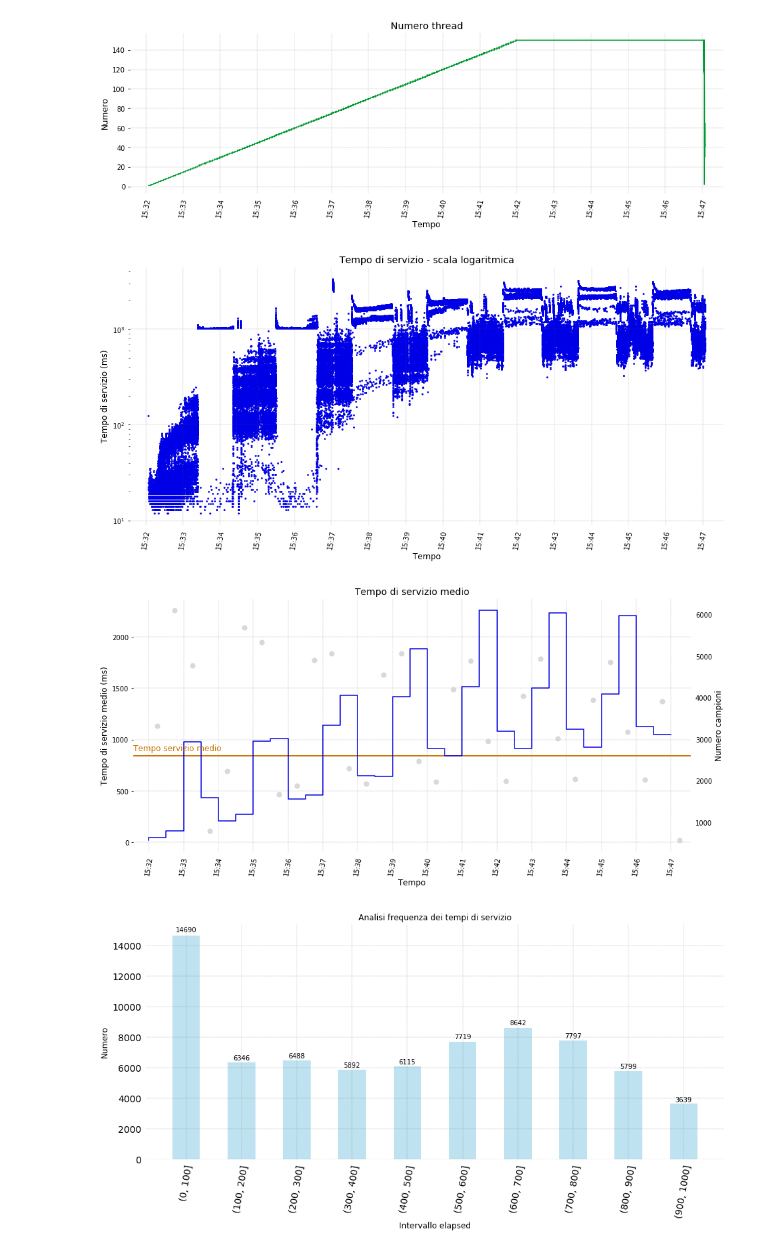
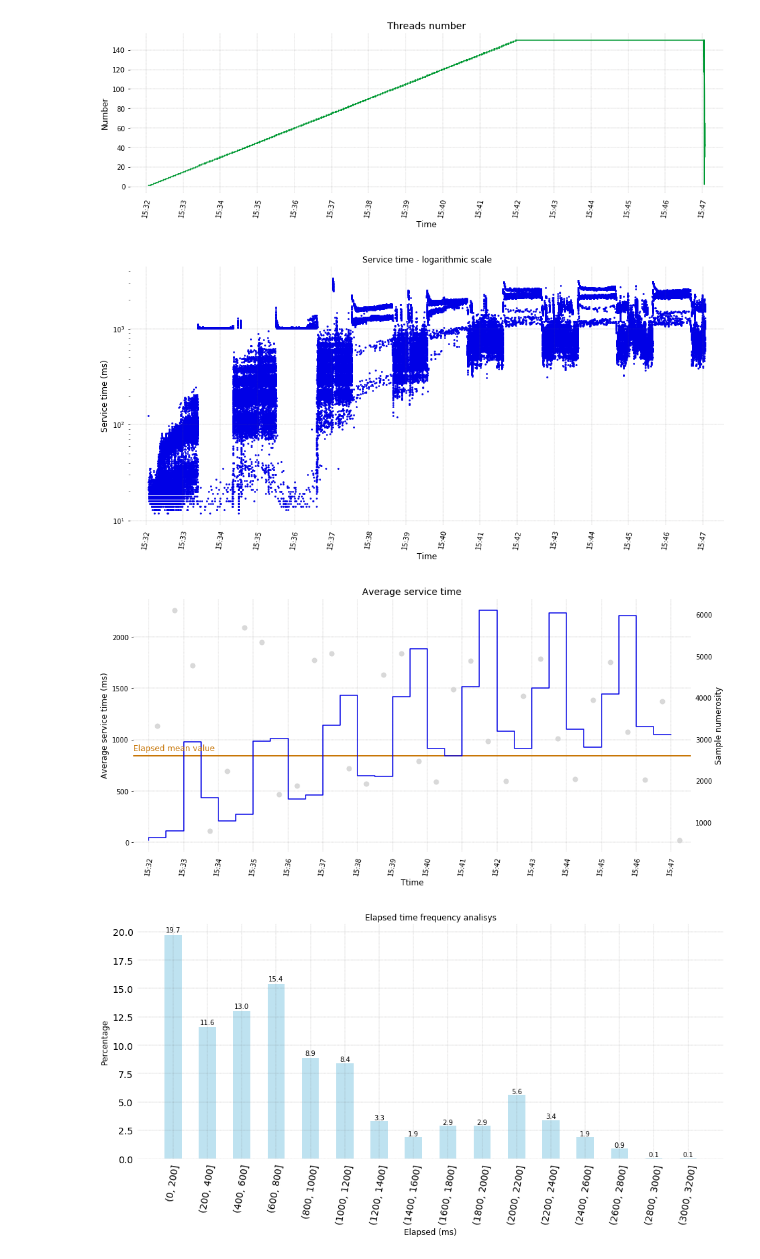
Before and after one commit to p-giovanni/JMeter_report, a Jupyter notebook: notebook/JMeter_Report.ipynb, the cells around one changed output. Cells and saved outputs as stored; diff of their text form; code cells hidden in the pictures.

Commit message:
Percentage chart.

```diff
--- a/notebook/JMeter_Report.ipynb
+++ b/notebook/JMeter_Report.ipynb
@@ -91,8 +91,10 @@ it = {
 
     ,"elapsed-frequency title":   ("Analisi frequenza dei tempi di servizio", 12)
     ,"elapsed-frequency label":   ("Frequenza", 12)
-    ,"elapsed-frequency y":       ("Numero", 12)
-    ,"elapsed-frequency x":       ("Intervallo elapsed", 12)
+    ,"elapsed-frequency y %":     ("Percentuale", 12)
+    ,"elapsed-frequency y #":     ("Numero", 12)
+    ,"elapsed-frequency y":       ("", 12)
+    ,"elapsed-frequency x":       ("Intervallo tempo di servizio (ms)", 12)
 }
 en = {
      "thread title": ("Threads number", 14)
@@ -113,9 +115,12 @@ en = {
 
     ,"elapsed-frequency title":   ("Elapsed time frequency analisys", 12)
     ,"elapsed-frequency label":   ("Frequency", 12)
-
+    ,"elapsed-frequency y %":     ("Percentage", 12)
+    ,"elapsed-frequency y #":     ("Number of samples", 12)
+    ,"elapsed-frequency y":       ("", 12)
+    ,"elapsed-frequency x":       ("Elapsed (ms)", 12)
 }
-labels = it
+labels = en
 # %%
 images_path = os.path.join("..","images")
 
@@ -320,7 +325,7 @@ elapsed_chart(ax[0]
 
 plt.savefig(os.path.join(images_path,"{prefix}elapsed_chart.png".format(prefix=image_file_prefix)))
 # %% [output]
-[figure, old version]
+[figure, new version]
 # %%
 #
 #
@@ -395,7 +400,7 @@ elapsed_binned_chart(ax[0]
 
 plt.savefig(os.path.join(images_path,"{prefix}elapsed_binned_chart.png".format(prefix=image_file_prefix)))
 # %% [output]
-[figure, old version]
+[figure, new version]
 # %%
 def elapsed_frequency_chart(ax, x, y, colors=["#BEE2F0", "#d5d5d5", "#c87607"]):
     """
@@ -424,25 +429,43 @@ def elapsed_frequency_chart(ax, x, y, colors=["#BEE2F0", "#d5d5d5", "#c87607"]):
         rv = True
     return rv
 # %%
-delta = global_statistics["max elapsed"] - global_statistics["min elapsed"]
-bin_size = delta / 15
+from enum import Enum
+class TypeOfChart(Enum):
+    PERCENTAGE = 1
+    FREQUENCIES = 2
 
-bins = np.arange(global_statistics["min elapsed"], global_statistics["max elapsed"], bin_size).tolist()
-cut_bins = [0, 100, 200, 300, 400, 500, 600, 700, 800, 900, 1000]
+# Set here what you want to show on the y axis.
+type_of_chart = TypeOfChart.PERCENTAGE
 
-df['elapsed binned'] = pd.cut(df['elapsed'], bins=cut_bins)
+# Set the data set to be visualized.
+bin_step = 200
+cut_bins = list(range(0, global_statistics["max elapsed"], bin_step))
+bin_size = len(cut_bins)
 
+df['elapsed binned'] = pd.cut(df['elapsed'], bins=cut_bins, right=True)
 frequencies = df['elapsed binned'].value_counts(sort=False)
 
+# Quality check.
+#assert df.shape[0] == df['elapsed binned'].value_counts().sum(), "The aggregate form must have the same total number of the total num of sample."
+
+y = None
+if type_of_chart == TypeOfChart.FREQUENCIES:
+    y = frequencies
+    labels["elapsed-frequency y"]=labels["elapsed-frequency y #"]
+else:
+    y = frequencies.apply(lambda row: round((row / df.shape[0]) * 100, 1))
+    labels["elapsed-frequency y"]=labels["elapsed-frequency y %"]
+
+# Create the chart.
 fig = plt.figure(figsize=(50, 12))
 gs = fig.add_gridspec(2, 4)
 fig.set_tight_layout(True)
 
 ax = []
 ax.append(fig.add_subplot(gs[0, 0]))
 
-elapsed_frequency_chart(ax=ax[0], x=frequencies.index.astype(str), y=frequencies.values)
+elapsed_frequency_chart(ax=ax[0], x=frequencies.index.astype(str), y=y)
 
 plt.savefig(os.path.join(images_path,"{prefix}elapsed_frequency_chart.png".format(prefix=image_file_prefix)))
 # %% [output]
-[figure, old version]
+[figure, new version]
```
Also changed, not shown: parts of 7 cells of this notebook, 4 other files.
